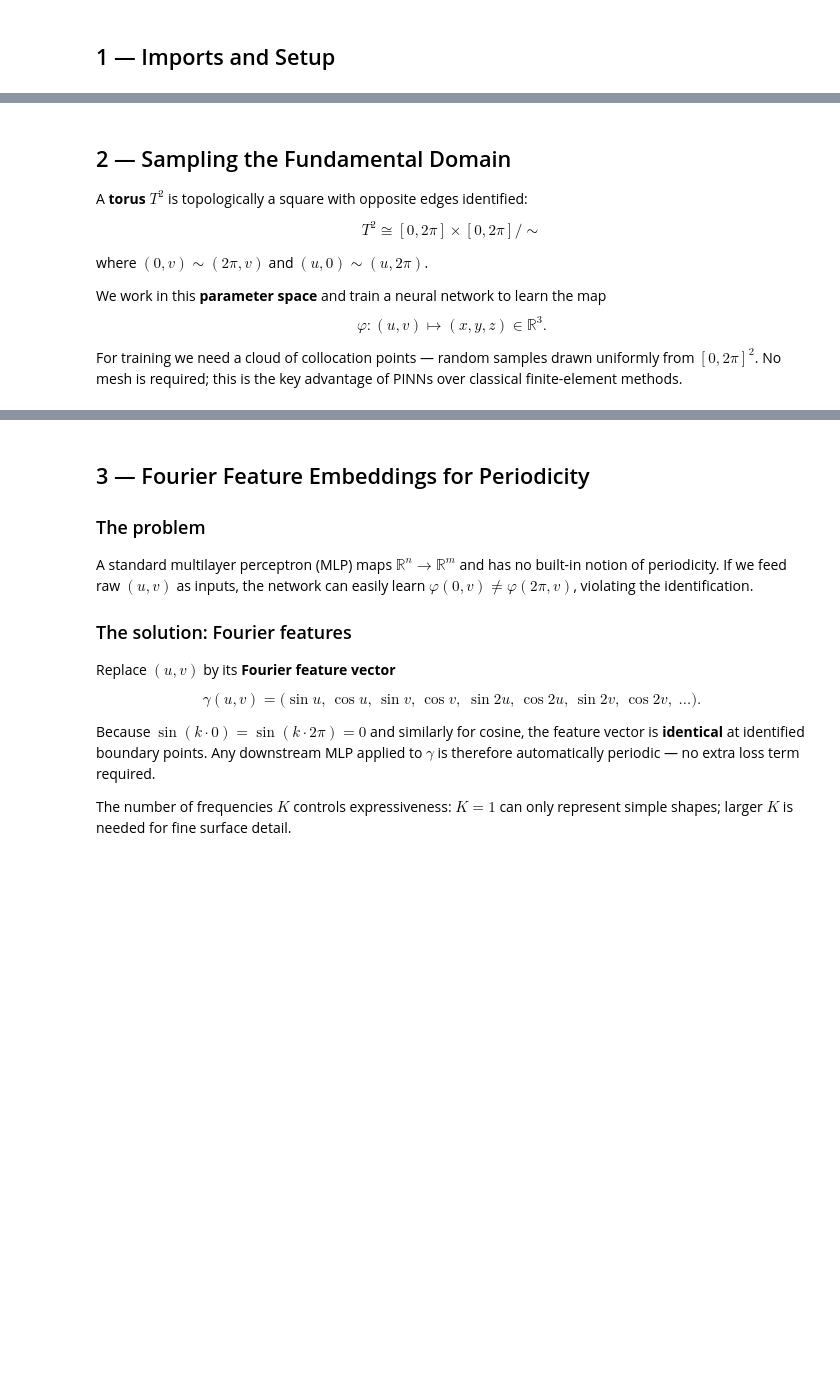
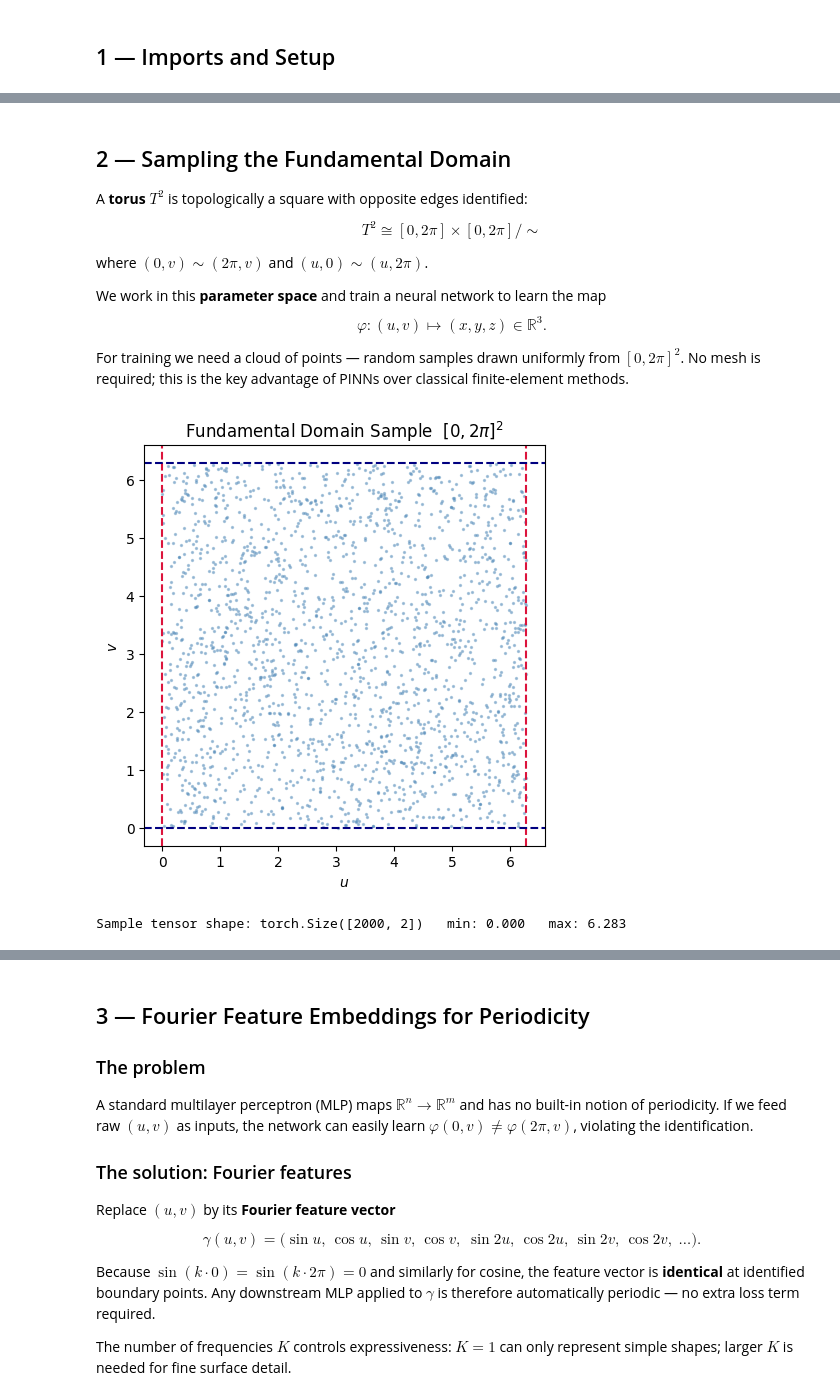
Before and after one commit to edhirst/XXIIEGD_AI_Meets_Geometry, a Jupyter notebook: lecture_2.ipynb, the cells around one changed output, grey strips where cells are left out. Cells and saved outputs as stored; diff of their text form; code cells hidden in the pictures; blank space fills up the shorter version.

```diff
--- a/lecture_2.ipynb
+++ b/lecture_2.ipynb
@@ -68,50 +73,38 @@ where $(0, v) \sim (2\pi, v)$ and $(u, 0) \sim (u, 2\pi)$.
 We work in this **parameter space** and train a neural network to learn the map
 $$\varphi : (u, v) \mapsto (x, y, z) \in \mathbb{R}^3.$$
 
-For training we need a cloud of collocation points — random samples drawn uniformly
+For training we need a cloud of points — random samples drawn uniformly
 from $[0, 2\pi]^2$.  No mesh is required; this is the key advantage of PINNs over
 classical finite-element methods.
 # %%
 def sample_torus_domain(n: int) -> torch.Tensor:
     """
     Draw n points uniformly at random from [0, 2π] × [0, 2π].
     Returns a tensor of shape (n, 2).
     """
     return torch.rand(n, 2, dtype=DTYPE, device=DEVICE) * TWO_PI
 
 
 # ── Visualise the domain ──────────────────────────────────────────────────────
 N_SCATTER = 2000
 uv = sample_torus_domain(N_SCATTER)
 
-fig, axes = plt.subplots(1, 2, figsize=(11, 4))
+fig, ax = plt.subplots(figsize=(5, 5))
 
-# Left: random collocation cloud
-ax = axes[0]
 ax.scatter(uv[:, 0].numpy(), uv[:, 1].numpy(), s=2, alpha=0.4, color="steelblue")
 ax.set_xlabel("$u$"); ax.set_ylabel("$v$")
-ax.set_title(f"{N_SCATTER} random collocation points")
+ax.set_title("Fundamental Domain Sample  $[0, 2\\pi]^2$")
 ax.set_aspect("equal")
 # Draw identification boundaries
 for x in [0, TWO_PI]:
     ax.axvline(x, color="crimson", lw=1.5, ls="--", label="identified" if x == 0 else "")
 for y in [0, TWO_PI]:
     ax.axhline(y, color="navy", lw=1.5, ls="--")
-ax.legend(fontsize=9)
 
-# Right: uniform grid to show the square structure
-ax = axes[1]
-n_grid = 30
-u_grid = np.linspace(0, TWO_PI, n_grid)
-v_grid = np.linspace(0, TWO_PI, n_grid)
-U, V = np.meshgrid(u_grid, v_grid)
-ax.scatter(U.ravel(), V.ravel(), s=4, color="steelblue", alpha=0.6)
-ax.set_xlabel("$u$"); ax.set_ylabel("$v$")
-ax.set_title(f"Uniform {n_grid}×{n_grid} grid")
-ax.set_aspect("equal")
-
-plt.suptitle("Parameter domain  $[0, 2\\pi]^2$  —  opposite red/blue edges are identified", y=1.02)
 plt.tight_layout()
 plt.show()
 
 print(f"Sample tensor shape: {uv.shape}   min: {uv.min():.3f}   max: {uv.max():.3f}")
+# %% [output]
+[figure, added]
+Sample tensor shape: torch.Size([2000, 2])   min: 0.000   max: 6.283
```
Also changed, not shown: parts of 29 cells of this notebook, 2 other files.
